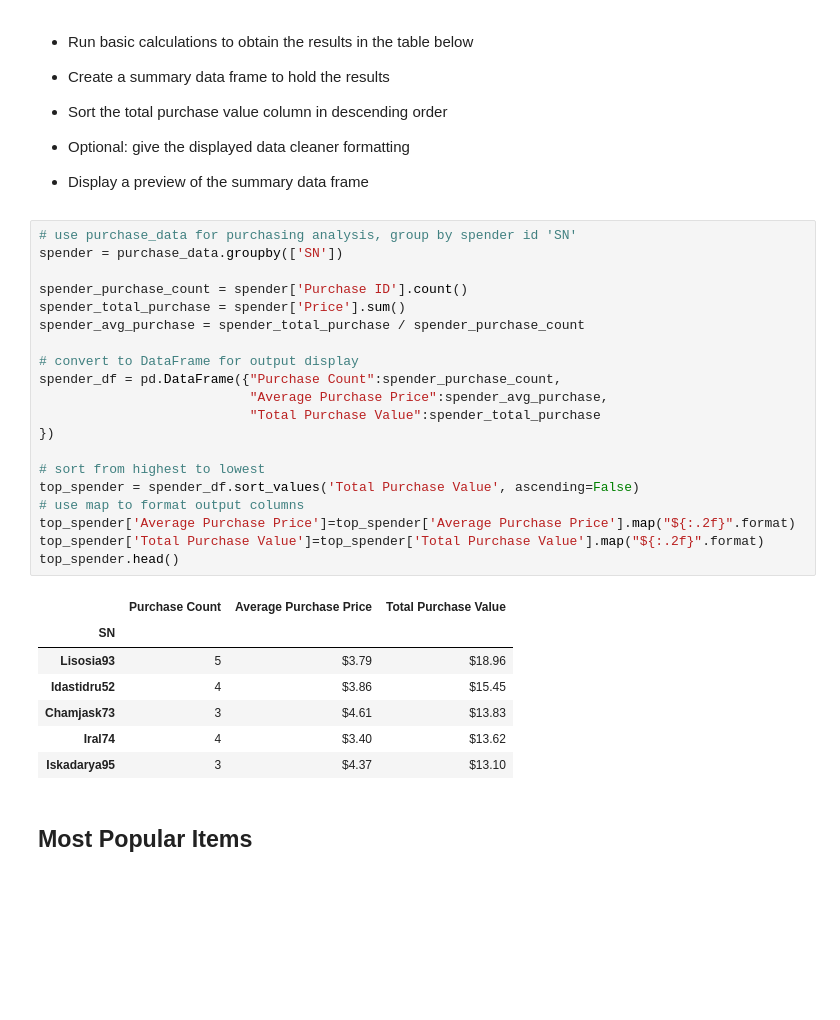
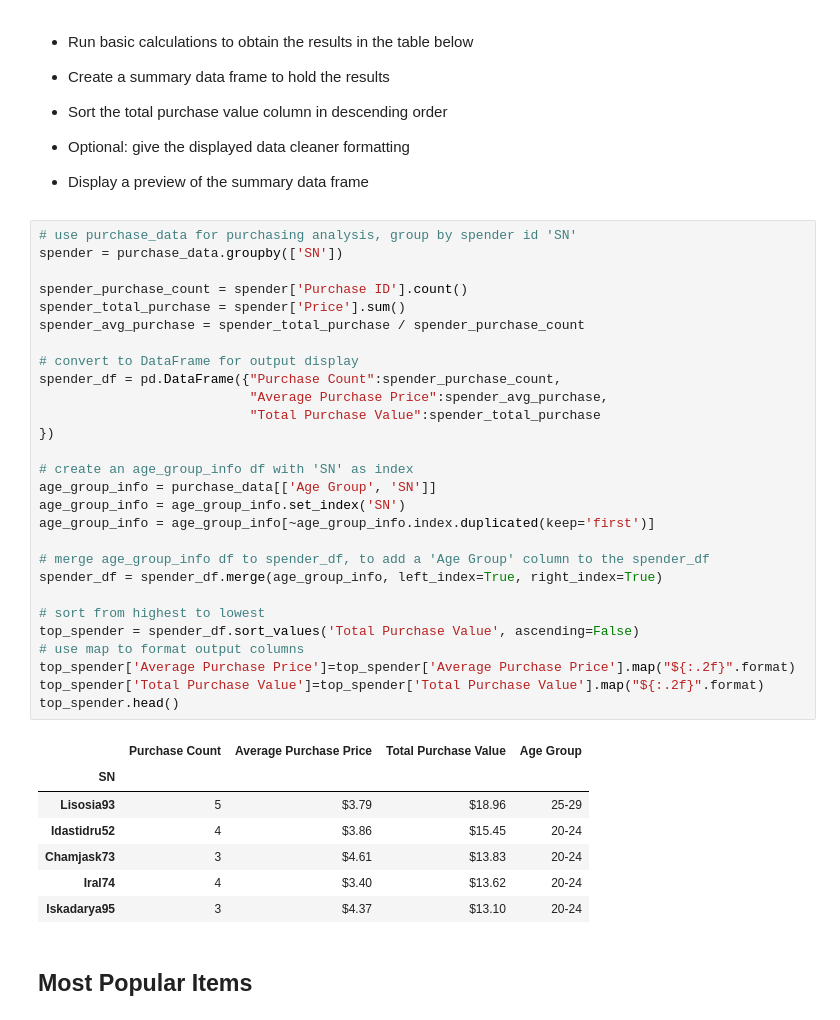
Before and after one commit to minxgithub/pandas-challenge, a Jupyter notebook: HeroesOfPymoli_starter_solved.ipynb, the cells around one changed output. Drawn from its saved outputs; the diff is of its cells as text; blank space fills up the shorter version.

Commit message:
added an 'Age Group' column to the Top Spenders df

```diff
--- a/HeroesOfPymoli_starter_solved.ipynb
+++ b/HeroesOfPymoli_starter_solved.ipynb
@@ -281,31 +281,39 @@ purchase_analysis_age
 # %%
 # use purchase_data for purchasing analysis, group by spender id 'SN'
 spender = purchase_data.groupby(['SN'])
 
 spender_purchase_count = spender['Purchase ID'].count()
 spender_total_purchase = spender['Price'].sum()
 spender_avg_purchase = spender_total_purchase / spender_purchase_count
 
 # convert to DataFrame for output display
 spender_df = pd.DataFrame({"Purchase Count":spender_purchase_count,
                            "Average Purchase Price":spender_avg_purchase,
                            "Total Purchase Value":spender_total_purchase
 })
 
+# create an age_group_info df with 'SN' as index
+age_group_info = purchase_data[['Age Group', 'SN']]
+age_group_info = age_group_info.set_index('SN')
+age_group_info = age_group_info[~age_group_info.index.duplicated(keep='first')]
+
+# merge age_group_info df to spender_df, to add a 'Age Group' column to the spender_df
+spender_df = spender_df.merge(age_group_info, left_index=True, right_index=True)
+
 # sort from highest to lowest
 top_spender = spender_df.sort_values('Total Purchase Value', ascending=False)
 # use map to format output columns
 top_spender['Average Purchase Price']=top_spender['Average Purchase Price'].map("${:.2f}".format)
 top_spender['Total Purchase Value']=top_spender['Total Purchase Value'].map("${:.2f}".format)
 top_spender.head()
 # %% [output]
-|  | Purchase Count | Average Purchase Price | Total Purchase Value |
-| SN |  |  |  |
-| Lisosia93 | 5 | $3.79 | $18.96 |
-| Idastidru52 | 4 | $3.86 | $15.45 |
-| Chamjask73 | 3 | $4.61 | $13.83 |
-| Iral74 | 4 | $3.40 | $13.62 |
-| Iskadarya95 | 3 | $4.37 | $13.10 |
+|  | Purchase Count | Average Purchase Price | Total Purchase Value | Age Group |
+| SN |  |  |  |  |
+| Lisosia93 | 5 | $3.79 | $18.96 | 25-29 |
+| Idastidru52 | 4 | $3.86 | $15.45 | 20-24 |
+| Chamjask73 | 3 | $4.61 | $13.83 | 20-24 |
+| Iral74 | 4 | $3.40 | $13.62 | 20-24 |
+| Iskadarya95 | 3 | $4.37 | $13.10 | 20-24 |
 # %% [markdown]
 ## Most Popular Items
 # %% [markdown]
```
